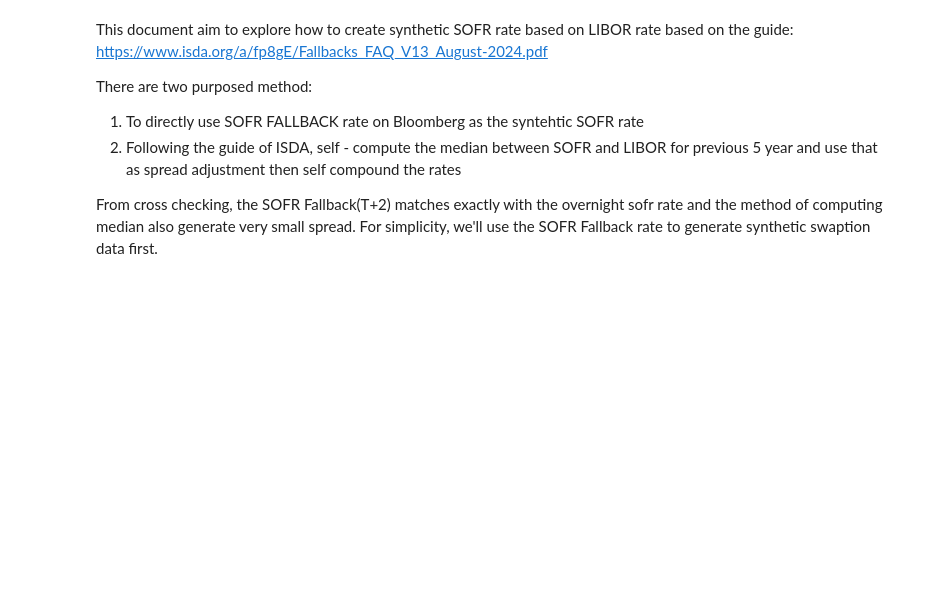
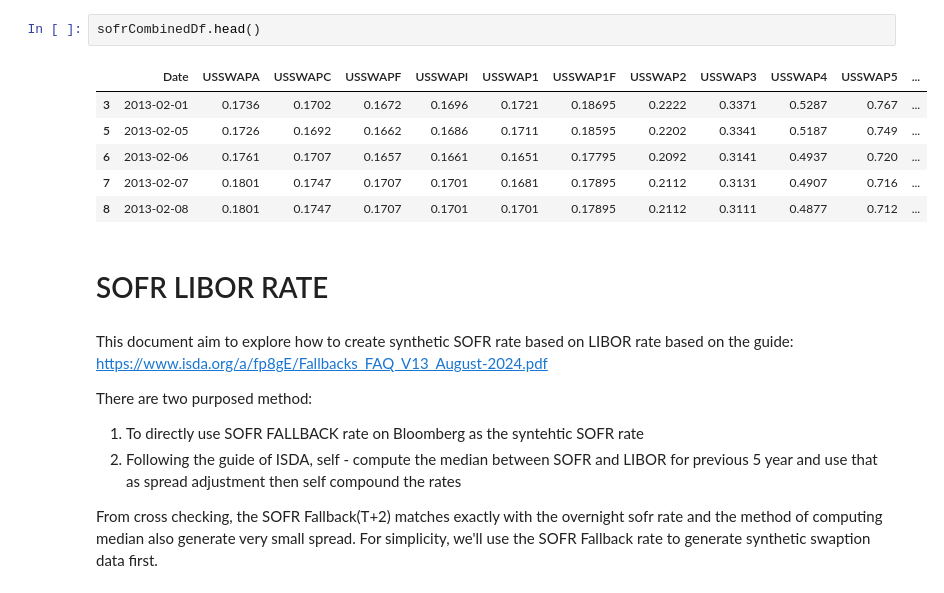
Before and after one commit to ekopen/VolGAN, a Jupyter notebook: sofr_libor_conversion.ipynb, the cells around one changed output. Cells and saved outputs as stored; diff of their text form; blank space fills up the shorter version.

```diff
--- a/sofr_libor_conversion.ipynb
+++ b/sofr_libor_conversion.ipynb
@@ -1,3 +70,14 @@
+# %%
+sofrCombinedDf.head()
+# %% [output]
+|  | Date | USSWAPA | USSWAPC | USSWAPF | USSWAPI | USSWAP1 | USSWAP1F | USSWAP2 | USSWAP3 | USSWAP4 | USSWAP5 | ... |
+| 3 | 2013-02-01 | 0.1736 | 0.1702 | 0.1672 | 0.1696 | 0.1721 | 0.18695 | 0.2222 | 0.3371 | 0.5287 | 0.767 | ... |
+| 5 | 2013-02-05 | 0.1726 | 0.1692 | 0.1662 | 0.1686 | 0.1711 | 0.18595 | 0.2202 | 0.3341 | 0.5187 | 0.749 | ... |
+| 6 | 2013-02-06 | 0.1761 | 0.1707 | 0.1657 | 0.1661 | 0.1651 | 0.17795 | 0.2092 | 0.3141 | 0.4937 | 0.720 | ... |
+| 7 | 2013-02-07 | 0.1801 | 0.1747 | 0.1707 | 0.1701 | 0.1681 | 0.17895 | 0.2112 | 0.3131 | 0.4907 | 0.716 | ... |
+| 8 | 2013-02-08 | 0.1801 | 0.1747 | 0.1707 | 0.1701 | 0.1701 | 0.17895 | 0.2112 | 0.3111 | 0.4877 | 0.712 | ... |
+# %% [markdown]
+# SOFR LIBOR RATE
 # %% [markdown]
 This document aim to explore how to create synthetic SOFR rate based on LIBOR rate based on the guide: https://www.isda.org/a/fp8gE/Fallbacks_FAQ_V13_August-2024.pdf
 
```
Also changed, not shown: parts of 6 cells of this notebook, 4 other files.
